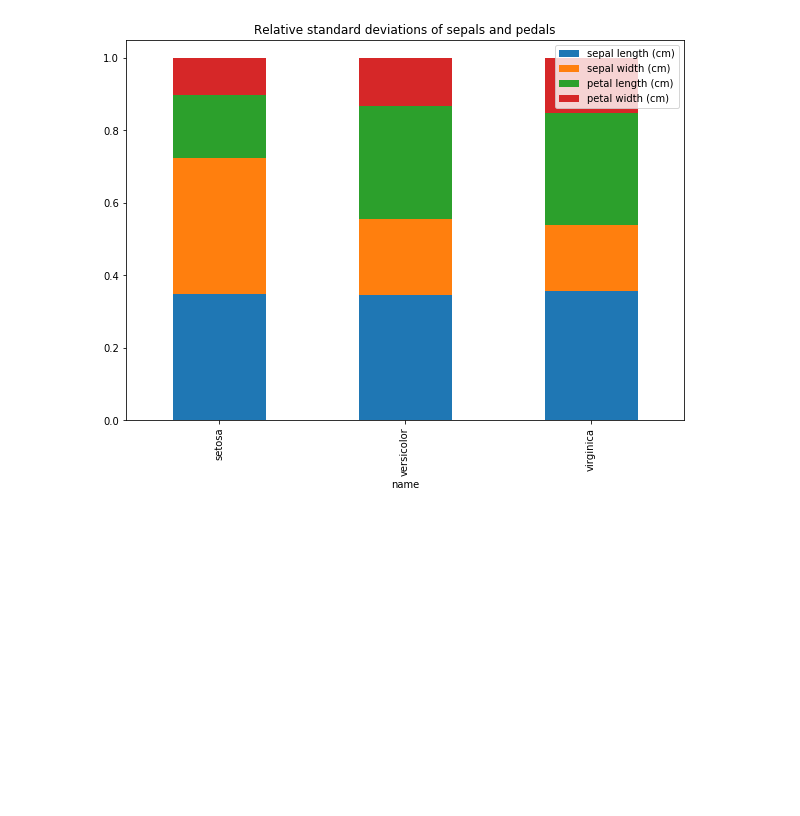
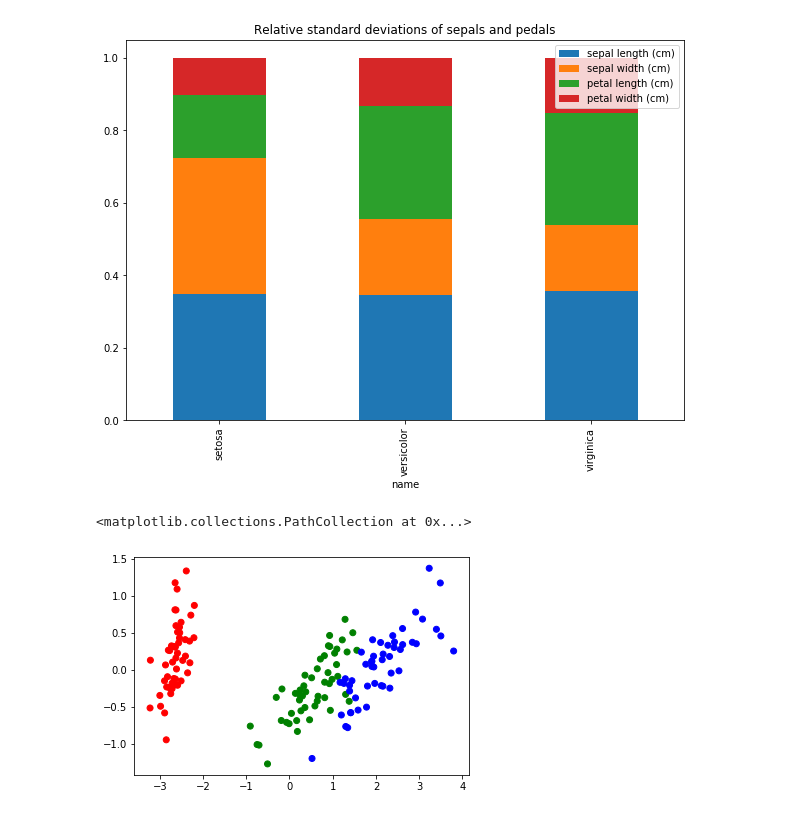
Before and after one commit to johnbensnyder/plots, a Jupyter notebook: iris_bar.ipynb, the cells around one changed output. Saved outputs shown, nothing was run; the diff lists cells and outputs as text; code cells hidden in the pictures; blank space fills up the shorter version.

```diff
--- a/iris_bar.ipynb
+++ b/iris_bar.ipynb
@@ -62,0 +65,9 @@ plt.show()
+# %%
+iris_pca = PCA(n_components=2).fit_transform(iris_df)
+# %%
+colors = {'setosa': 'red', 'versicolor': 'green', 'virginica': 'blue'}
+# %%
+plt.scatter(iris_pca.T[0], iris_pca.T[1], color=[colors[x] for x in iris_df.index])
+# %% [output]
+<matplotlib.collections.PathCollection at 0x...>
+[figure, added]
```
Also changed, not shown: parts of 1 cell of this notebook.
